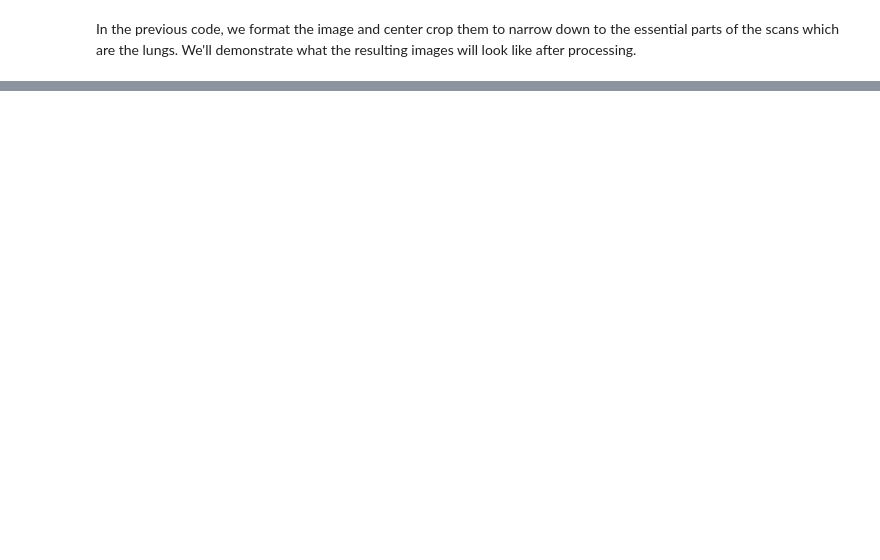
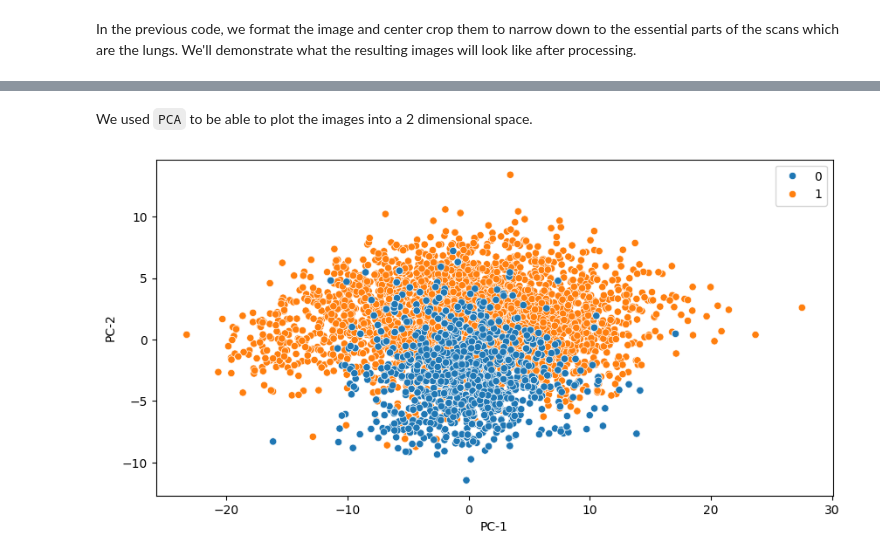
Before and after one commit to Az-r-ow/zoidberg, a Jupyter notebook: main.ipynb, the cells around one changed output, grey strips where cells are left out. Saved outputs shown, nothing was run; the diff lists cells and outputs as text; code cells hidden in the pictures; blank space fills up the shorter version.

```diff
--- a/main.ipynb
+++ b/main.ipynb
@@ -292,0 +294,3 @@ formatted_images = balanced_train_data['image'].map(lambda x: preprocess_image(x
+# %%
+y_train = balanced_train_data['label'].reset_index(drop=True).to_numpy()
+y_train
@@ -302,0 +336,16 @@ display_images(examples, 2, 4)
+# %%
+from sklearn.decomposition import PCA
+
+pca = PCA(n_components=2)
+x_train_pca = pca.fit_transform(x_train.to_list())
+# %% [markdown]
+We used `PCA` to be able to plot the images into a 2 dimensional space.
+# %%
+import seaborn as sns
+
+plt.figure(figsize = (10,5))
+sns.scatterplot(x = x_train_pca[:, 0], y = x_train_pca[:, 1], hue=y_train, legend = 'full')
+plt.xlabel('PC-1') , plt.ylabel('PC-2')
+plt.show()
+# %% [output]
+[figure, added]
```
Also changed, not shown: parts of 8 cells of this notebook, 2 other files.
